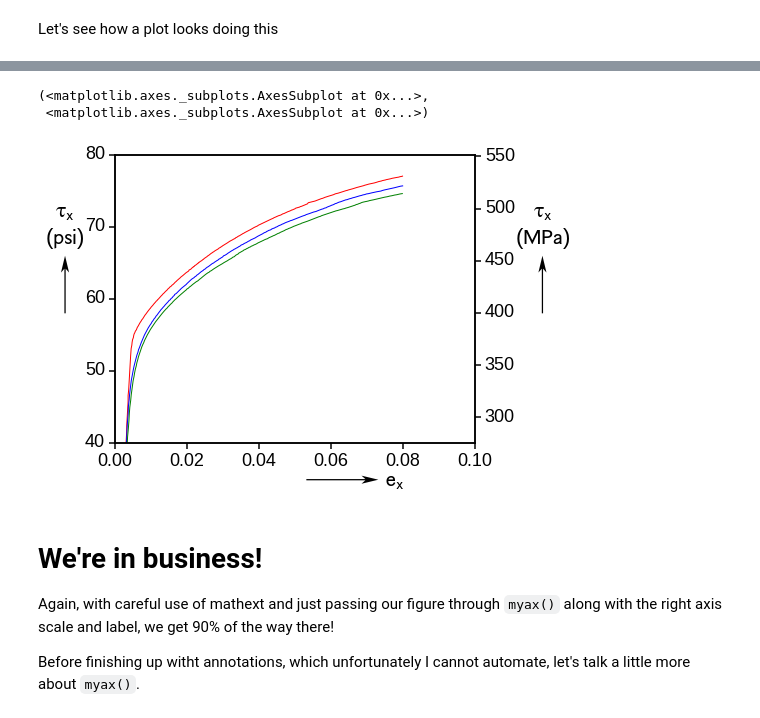
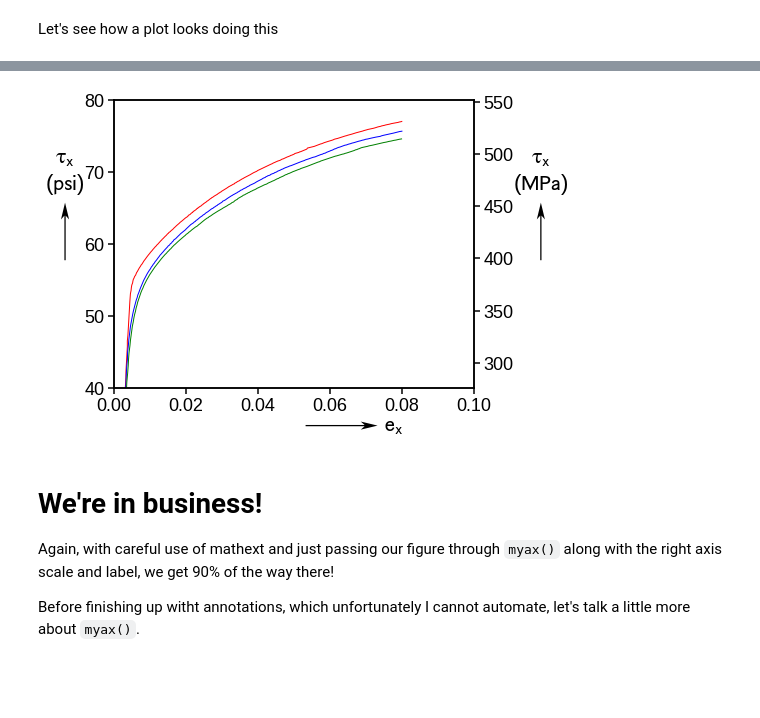
Before and after one commit to saintsfan342000/MPL-a-al-SKK, a Jupyter notebook: Tutorial.ipynb, the cells around one changed output, grey strips where cells are left out. Drawn from its saved outputs; the diff is of its cells as text; code cells hidden in the pictures; blank space fills up the shorter version.

```diff
--- a/Tutorial.ipynb
+++ b/Tutorial.ipynb
@@ -30,7 +32,7 @@ import matplotlib.pyplot as p
 import numpy as n
 from pandas import read_csv
 # %%
-data = read_csv('Data.csv').values
+data = read_csv('TutorialDocs/Data.csv').values
 d0,d90,d45 = (data[:,[2*i,2*i+1]] for i in range(3))
 d0 = d0[ d0[:,0]<=.08, :]
 d45 = d45[ d45[:,0]<=.08, :]
@@ -102,15 +101,13 @@ Again I'll have to specify the axis range, and I'll also specify the ticks.
 # %%
 p.plot(d0[:,0],d0[:,1],d45[:,0],d45[:,1],d90[:,0],d90[:,1])
 p.axis([0,.1,40,80])
 p.yticks([40,50,60,70,80])
 p.xlabel('$\\mathsf{e}_{\\mathsf{x}}$')
 p.ylabel('$\\tau_{\\mathsf{x}}$\n($\\mathsf{psi}$)')
 rightaxlabel = '$\\tau_{\\mathsf{x}}$\n($\\mathsf{MPa}$)'
-f.myax( p.gcf(), f.ksi2Mpa, rightaxlabel )
+f.myax( p.gca(), f.ksi2Mpa, rightaxlabel );
 # %% [output]
-(<matplotlib.axes._subplots.AxesSubplot at 0x...>,
- <matplotlib.axes._subplots.AxesSubplot at 0x...>)
-[figure, old version]
+[figure, new version]
 # %% [markdown]
 #  We're in business!
 
```
Also changed, not shown: parts of 16 cells of this notebook, 6 other files.
